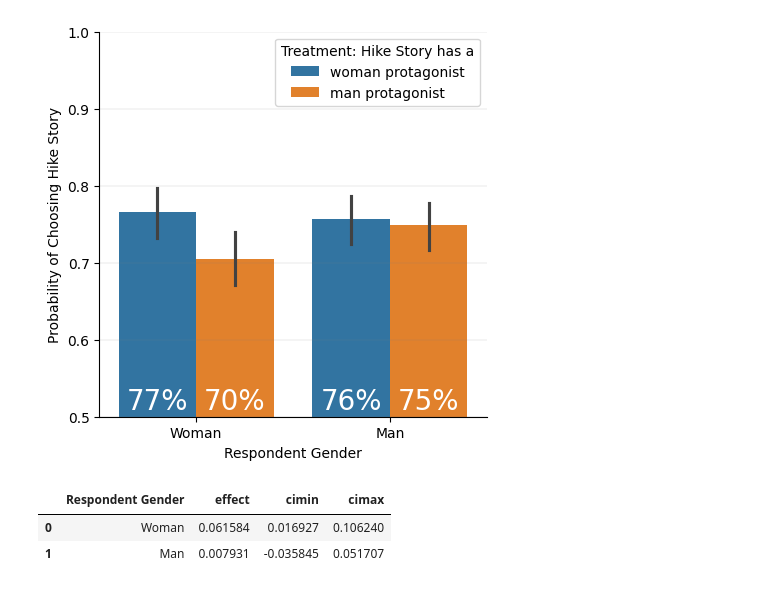
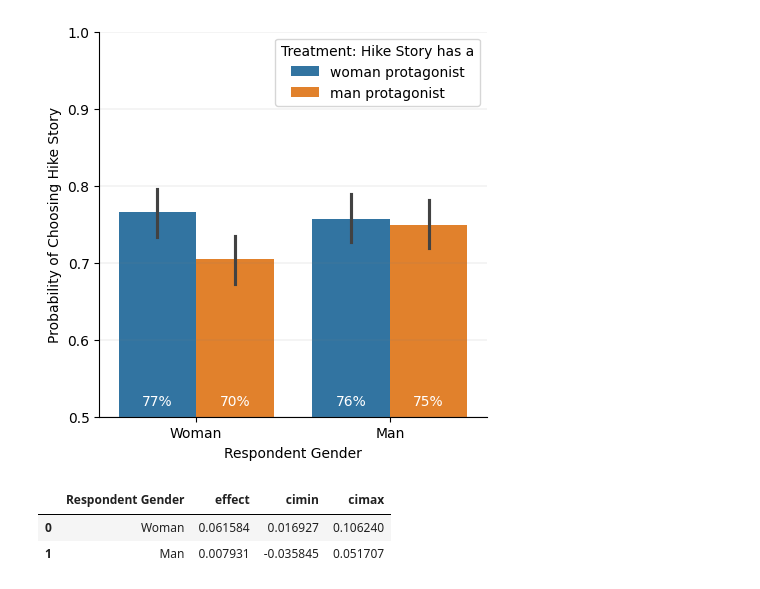
Before and after one commit to federicabologna/char-gender, a Jupyter notebook: code/analysis.ipynb, the cells around one changed output. Saved outputs shown, nothing was run; the diff lists cells and outputs as text; code cells hidden in the pictures.

Commit message:
cleaning code and data

```diff
--- a/code/analysis.ipynb
+++ b/code/analysis.ipynb
@@ -107,2 +18,3 @@ print(W, M)
 # %%
-#clean.to_csv(os.path.join(data_dir, 'clean_recent.csv'))
+public = pd.read_csv(os.path.join(data_dir, 'public_data.csv'))
+public.head()
@@ -132,4 +28,0 @@ Index(['If you agree to these conditions, please click "I consent to participate
-# %%
-public = clean[clean.columns[16:]].drop(columns=['PROLIFIC_PID'])
-public.to_csv(os.path.join(data_dir, 'public_data.csv'))
-public.head()
@@ -145,27 +29,27 @@ public.head()
 # %%
 plt.figure(figsize=(5, 5))
-ax = sns.barplot(clean, x="gender", y="chose_hike", order=['Woman', 'Man'], hue='Treatment A', errorbar=('ci', 95))
+ax = sns.barplot(public, x="gender", y="chose_hike", order=['Woman', 'Man'], hue='Treatment A', errorbar=('ci', 95))
 ax.set_ylim(0.5, 1)
 ax.grid(color='grey', axis='y', linestyle='-', linewidth=0.25, alpha=0.5)
 ax.spines['top'].set_visible(False)
 ax.spines['right'].set_visible(False)
 
 handles, labels = ax.get_legend_handles_labels()
 ax.legend(handles=handles, labels=['woman protagonist',
                                    'man protagonist'], title='Treatment: Hike Story has a')
 
 for p in ax.patches:
   height = p.get_height()
   if height > 0.5:
-    ax.text(p.get_x() + p.get_width() / 2., 0.52, f'{int(round(height, 2) * 100)}%', ha='center', va='center', color='white', fontsize=20)
+    ax.text(p.get_x() + p.get_width() / 2., 0.52, f'{int(round(height, 2) * 100)}%', ha='center', va='center', color='white', fontsize=10) #fontsize = 20
 
 
 plt.xlabel('Respondent Gender')
 plt.ylabel('Probability of Choosing Hike Story')#(r' $\hat{\pi}$ ', rotation=0)
 plt.savefig(os.path.join('/content/drive/MyDrive/char_gender/figures/', f'pihats.png'), dpi = 300)
 plt.show()
 # %% [output]
-[figure, old version]
+[figure, new version]
 # %%
 dicts = []
 for gender in ['Woman', 'Man']:
```
Also changed, not shown: parts of 25 cells of this notebook, 4 other files.
